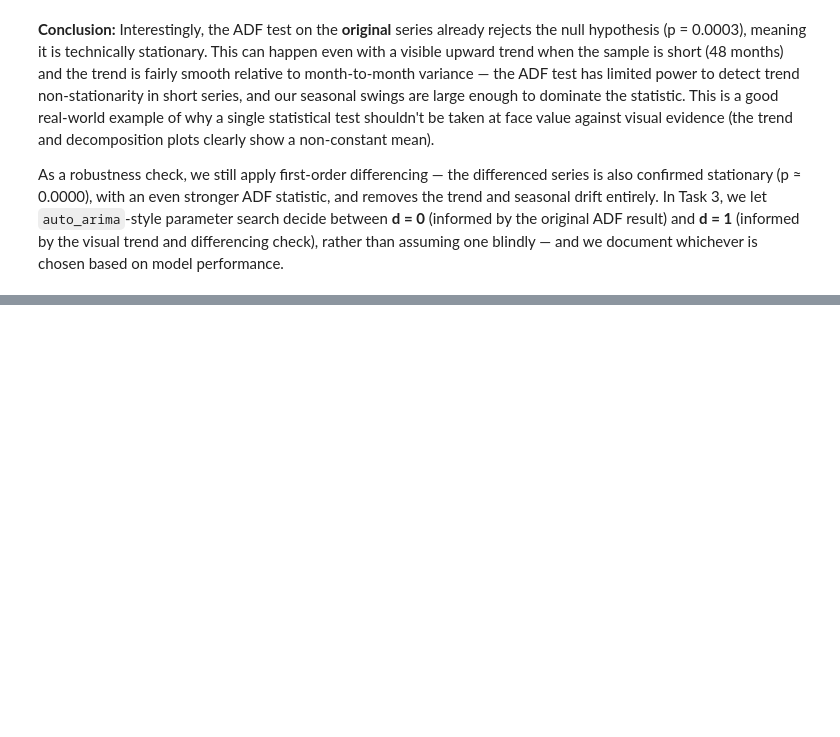
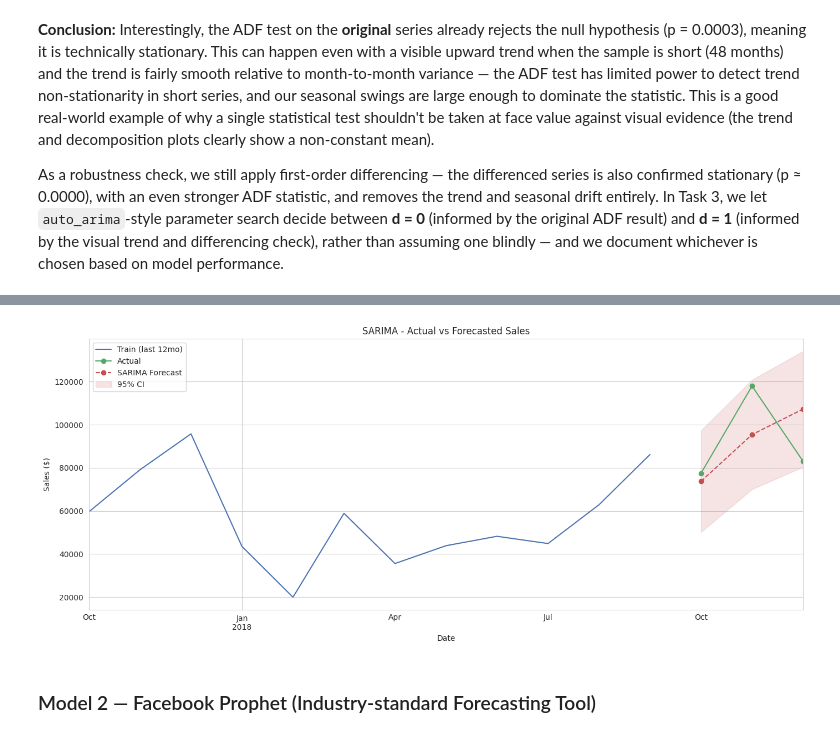
Before and after one commit to krtechie/sales-forecasting, a Jupyter notebook: analysis.ipynb, the cells around one changed output, grey strips where cells are left out. Cells and saved outputs as stored; diff of their text form; code cells hidden in the pictures; blank space fills up the shorter version.

Commit message:
Task 3: SARIMA, Prophet, XGBoost forecasting models + comparison table (SARIMA selected, MAPE 17.69%)

```diff
--- a/analysis.ipynb
+++ b/analysis.ipynb
@@ -454,0 +543,26 @@ chosen based on model performance.
+# %%
+from statsmodels.tsa.statespace.sarimax import SARIMAX
+
+# Pull the best order found by auto_arima and refit using statsmodels' SARIMAX,
+# which gives us richer diagnostics and a cleaner forecast/confidence-interval API
+order = auto_model.order
+seasonal_order = auto_model.seasonal_order
+print(f"Selected order: {order}, seasonal_order: {seasonal_order}")
+
+sarima_model = SARIMAX(train, order=order, seasonal_order=seasonal_order,
+                        enforce_stationarity=False, enforce_invertibility=False)
+sarima_fit = sarima_model.fit(disp=False)
+
+# Forecast 3 months ahead with 95% confidence intervals
+sarima_forecast_obj = sarima_fit.get_forecast(steps=3)
+sarima_forecast = sarima_forecast_obj.predicted_mean
+sarima_ci = sarima_forecast_obj.conf_int()
+sarima_forecast.index = test.index
+sarima_ci.index = test.index
+
+print("\nSARIMA 3-month forecast:")
+print(sarima_forecast)
+print("\nConfidence intervals:")
+print(sarima_ci)
+
+results.append(evaluate(test.values, sarima_forecast.values, 'SARIMA'))
@@ -454,0 +586,18 @@ chosen based on model performance.
+# %%
+# Plot actual vs forecasted sales, with the confidence interval shaded around the forecast line
+fig, ax = plt.subplots(figsize=(14, 6))
+train.iloc[-12:].plot(ax=ax, label='Train (last 12mo)', color='#4C72B0')
+test.plot(ax=ax, label='Actual', color='#55A868', marker='o')
+sarima_forecast.plot(ax=ax, label='SARIMA Forecast', color='#C44E52', marker='o', linestyle='--')
+ax.fill_between(sarima_ci.index, sarima_ci.iloc[:, 0], sarima_ci.iloc[:, 1],
+                color='#C44E52', alpha=0.15, label='95% CI')
+ax.set_title('SARIMA - Actual vs Forecasted Sales')
+ax.set_ylabel('Sales ($)')
+ax.legend()
+plt.tight_layout()
+plt.savefig('charts/sarima_forecast.png', dpi=120)
+plt.show()
+# %% [output]
+[figure, added]
+# %% [markdown]
+### Model 2 — Facebook Prophet (Industry-standard Forecasting Tool)
```
Also changed, not shown: parts of 18 cells of this notebook, 5 other files.
